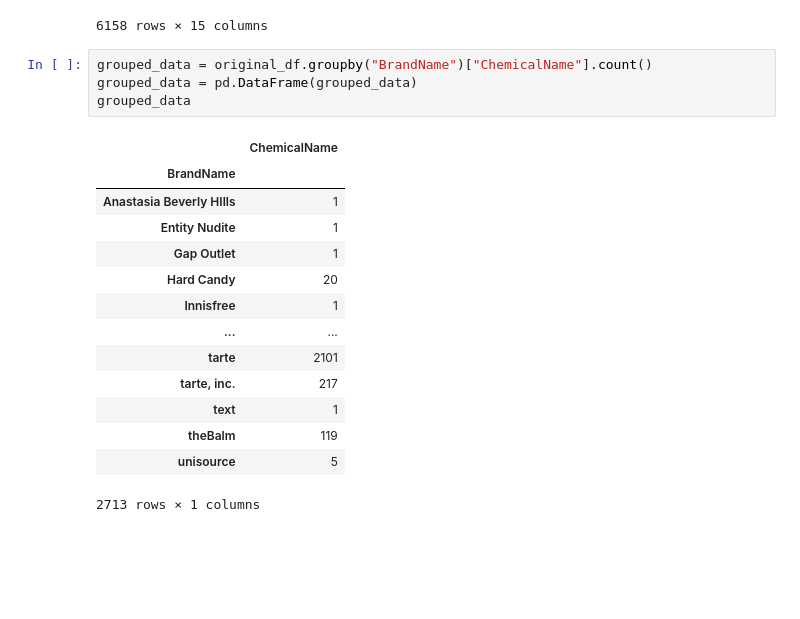
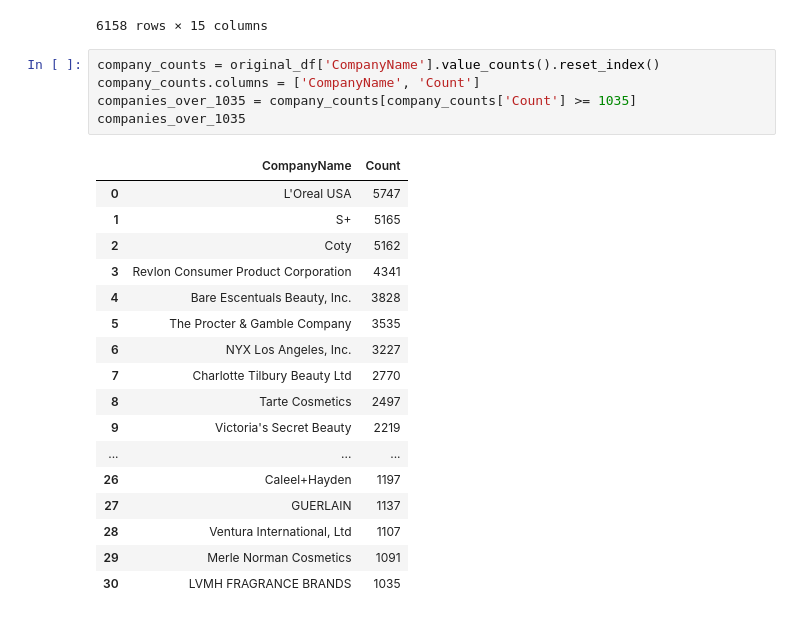
Before and after one commit to Nova8F/Project_1.0, a Jupyter notebook: MA_project1group1.ipynb, the cells around one changed output. Cells and saved outputs as stored; diff of their text form; blank space fills up the shorter version.

```diff
--- a/MA_project1group1.ipynb
+++ b/MA_project1group1.ipynb
@@ -144,22 +144,26 @@ original_df[original_df.duplicated()]
 | 114538 | Cutie Bento Creamy Lip & Cheek Du... | Rose Drops | Memebox Corporation | Kaja | Makeup Products (non-permanent) | 13463-67-7 | 67996 | Titanium dioxide | ... |
 | 114540 | Cutie Bento Creamy Lip & Cheek Du... | Ripe Berry | Memebox Corporation | Kaja | Makeup Products (non-permanent) | 13463-67-7 | 67997 | Titanium dioxide | ... |
 6158 rows × 15 columns
-# %%
-grouped_data = original_df.groupby("BrandName")["ChemicalName"].count()
-grouped_data = pd.DataFrame(grouped_data)
-grouped_data
-# %% [output]
-|  | ChemicalName |
-| BrandName |  |
-| Anastasia Beverly HIlls | 1 |
-| Entity Nudite | 1 |
-| Gap Outlet | 1 |
-| Hard Candy | 20 |
-| Innisfree | 1 |
-| ... | ... |
-| tarte | 2101 |
-| tarte, inc. | 217 |
-| text | 1 |
-| theBalm | 119 |
-| unisource | 5 |
-2713 rows × 1 columns
+# %%
+company_counts = original_df['CompanyName'].value_counts().reset_index()
+company_counts.columns = ['CompanyName', 'Count']
+companies_over_1035 = company_counts[company_counts['Count'] >= 1035]
+companies_over_1035
+# %% [output]
+|  | CompanyName | Count |
+| 0 | L'Oreal USA | 5747 |
+| 1 | S+ | 5165 |
+| 2 | Coty | 5162 |
+| 3 | Revlon Consumer Product Corporation | 4341 |
+| 4 | Bare Escentuals Beauty, Inc. | 3828 |
+| 5 | The Procter & Gamble Company | 3535 |
+| 6 | NYX Los Angeles, Inc. | 3227 |
+| 7 | Charlotte Tilbury Beauty Ltd | 2770 |
+| 8 | Tarte Cosmetics | 2497 |
+| 9 | Victoria's Secret Beauty | 2219 |
+| ... | ... | ... |
+| 26 | Caleel+Hayden | 1197 |
+| 27 | GUERLAIN | 1137 |
+| 28 | Ventura International, Ltd | 1107 |
+| 29 | Merle Norman Cosmetics | 1091 |
+| 30 | LVMH FRAGRANCE BRANDS | 1035 |
```
Also changed, not shown: parts of 4 cells of this notebook, 1 other file.
